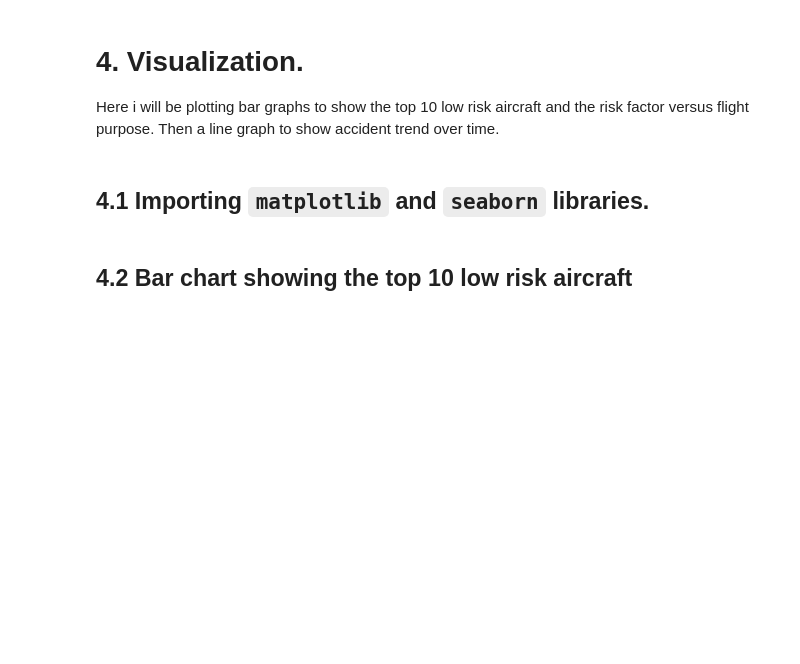
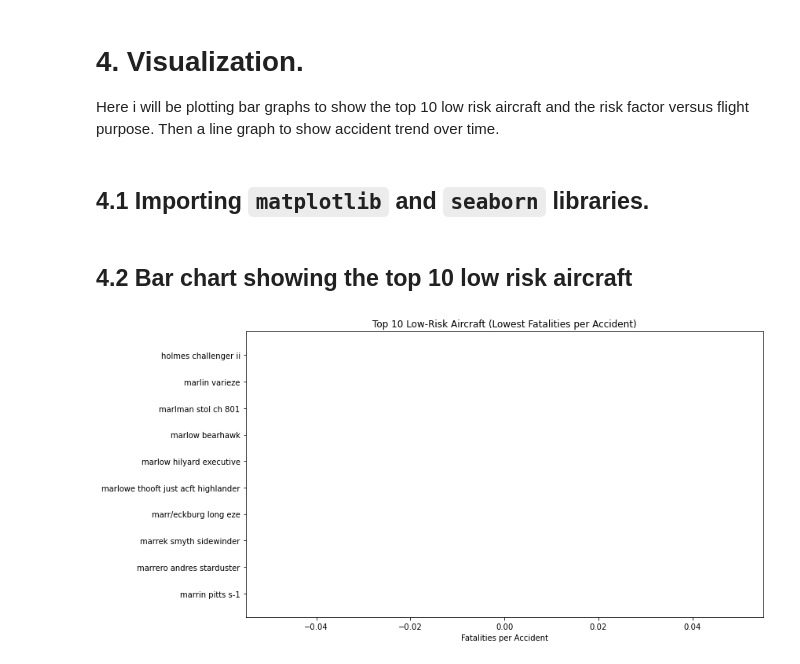
Before and after one commit to S-909/aviation-risk-analysis, a Jupyter notebook: student.ipynb, the cells around one changed output. Cells and saved outputs as stored; diff of their text form; code cells hidden in the pictures; blank space fills up the shorter version.

```diff
--- a/student.ipynb
+++ b/student.ipynb
@@ -235,14 +235,14 @@ also we could look at the number of people dying per accident for each aircraft.
 # %%
 # grouped by make and model then agrregated the sum of Total.fatal.injuries and Total_people and counted the event date
 aircraft_risk = aviation_data.groupby(['Make', 'Model']).agg(
-    Count_accident_occured =('Event.Date', 'count'),
-    Total_fatal=('Total.Fatal.Injuries', 'sum'),
-    Total_people_injured =('Total_people', 'sum')
-).reset_index()
+    Count_accident_occured =('Event.Date', 'count'),Total_fatal=('Total.Fatal.Injuries', 'sum'),Total_people_injured =('Total_people', 'sum')
+).reset_index().copy()
 #creating a new column called fatalities per accident that checks total fatalities per the number of times the accident occured
 aircraft_risk['Fatalities_per_Accident'] = aircraft_risk['Total_fatal'] / aircraft_risk['Count_accident_occured']
 #creating  a new column using aggreagated output tvo check total rate of fatalities
 aircraft_risk['Fatalities_Rate'] = aircraft_risk['Total_fatal'] / aircraft_risk['Total_people_injured']
+#drop duplicates
+aircraft_risk_unique = aircraft_risk.drop_duplicates(subset= ['Fatalities_Rate','Fatalities_per_Accident'])
 # %% [markdown]
 ## 3.2 Trend of accident over time.
 
@@ -276,3 +283,22 @@ import matplotlib.pyplot as plt
 import seaborn as sns
 # %% [markdown]
 ## 4.2 Bar chart showing the top 10 low risk aircraft
+# %%
+# Sort by fatalities per accident (ascending) to get low-risk aircraft
+safe_aircraft = aircraft_risk.sort_values(by='Fatalities_per_Accident').head(10)
+
+# Create a bar chart
+plt.figure(figsize=(12, 6))
+bars = plt.barh(
+    safe_aircraft['Make'] + ' ' + safe_aircraft['Model'],
+    safe_aircraft['Fatalities_per_Accident'],
+    color='mediumseagreen'
+)
+
+plt.xlabel('Fatalities per Accident')
+plt.title('Top 10 Low-Risk Aircraft (Lowest Fatalities per Accident)')
+plt.gca().invert_yaxis()  # So the safest is at the top
+plt.tight_layout()
+plt.show()
+# %% [output]
+[figure, added]
```
Also changed, not shown: parts of 10 cells of this notebook, 2 other files.
